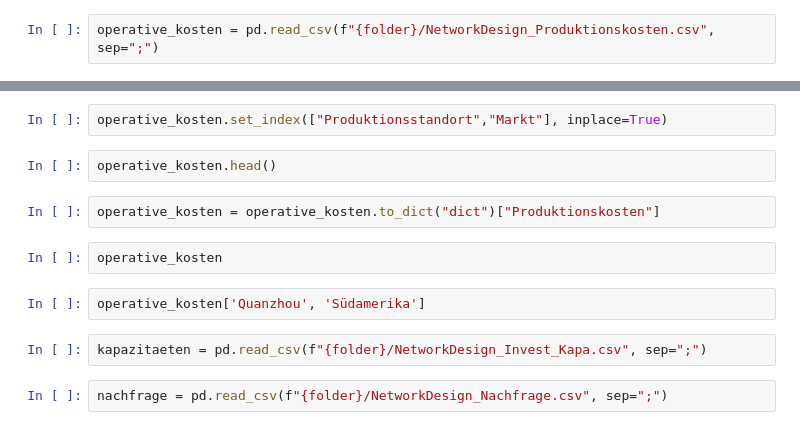
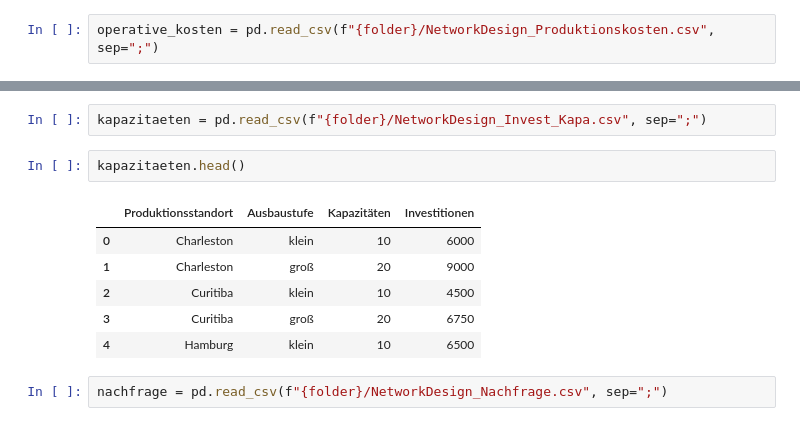
Before and after one commit to AlexKressner/WS25_Supply_Chain_Optimierung, a Jupyter notebook: Fallstudie_Juicy_AG.ipynb, the cells around one changed output, grey strips where cells are left out. Saved outputs shown, nothing was run; the diff lists cells and outputs as text.

```diff
--- a/Fallstudie_Juicy_AG.ipynb
+++ b/Fallstudie_Juicy_AG.ipynb
@@ -24,14 +48,13 @@ operative_kosten.head()
-# %%
-operative_kosten.set_index(["Produktionsstandort","Markt"], inplace=True)
-# %%
-operative_kosten.head()
-# %%
-operative_kosten = operative_kosten.to_dict("dict")["Produktionskosten"]
-# %%
-operative_kosten
-# %%
-operative_kosten['Quanzhou', 'Südamerika']
 # %%
 kapazitaeten = pd.read_csv(f"{folder}/NetworkDesign_Invest_Kapa.csv", sep=";")
+# %%
+kapazitaeten.head()
+# %% [output]
+|  | Produktionsstandort | Ausbaustufe | Kapazitäten | Investitionen |
+| 0 | Charleston | klein | 10 | 6000 |
+| 1 | Charleston | groß | 20 | 9000 |
+| 2 | Curitiba | klein | 10 | 4500 |
+| 3 | Curitiba | groß | 20 | 6750 |
+| 4 | Hamburg | klein | 10 | 6500 |
 # %%
 nachfrage = pd.read_csv(f"{folder}/NetworkDesign_Nachfrage.csv", sep=";")
```
Also changed, not shown: parts of 12 cells of this notebook.
